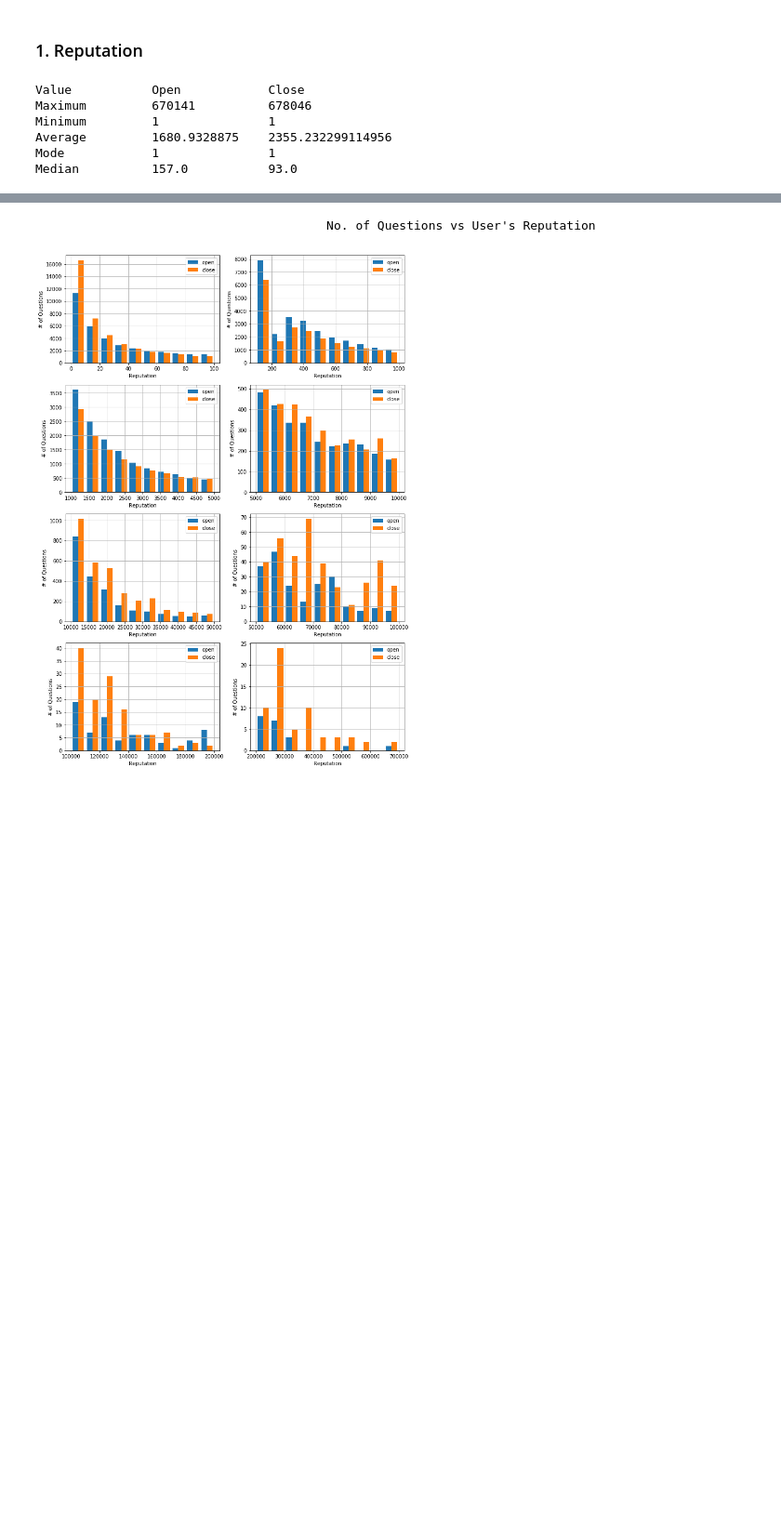
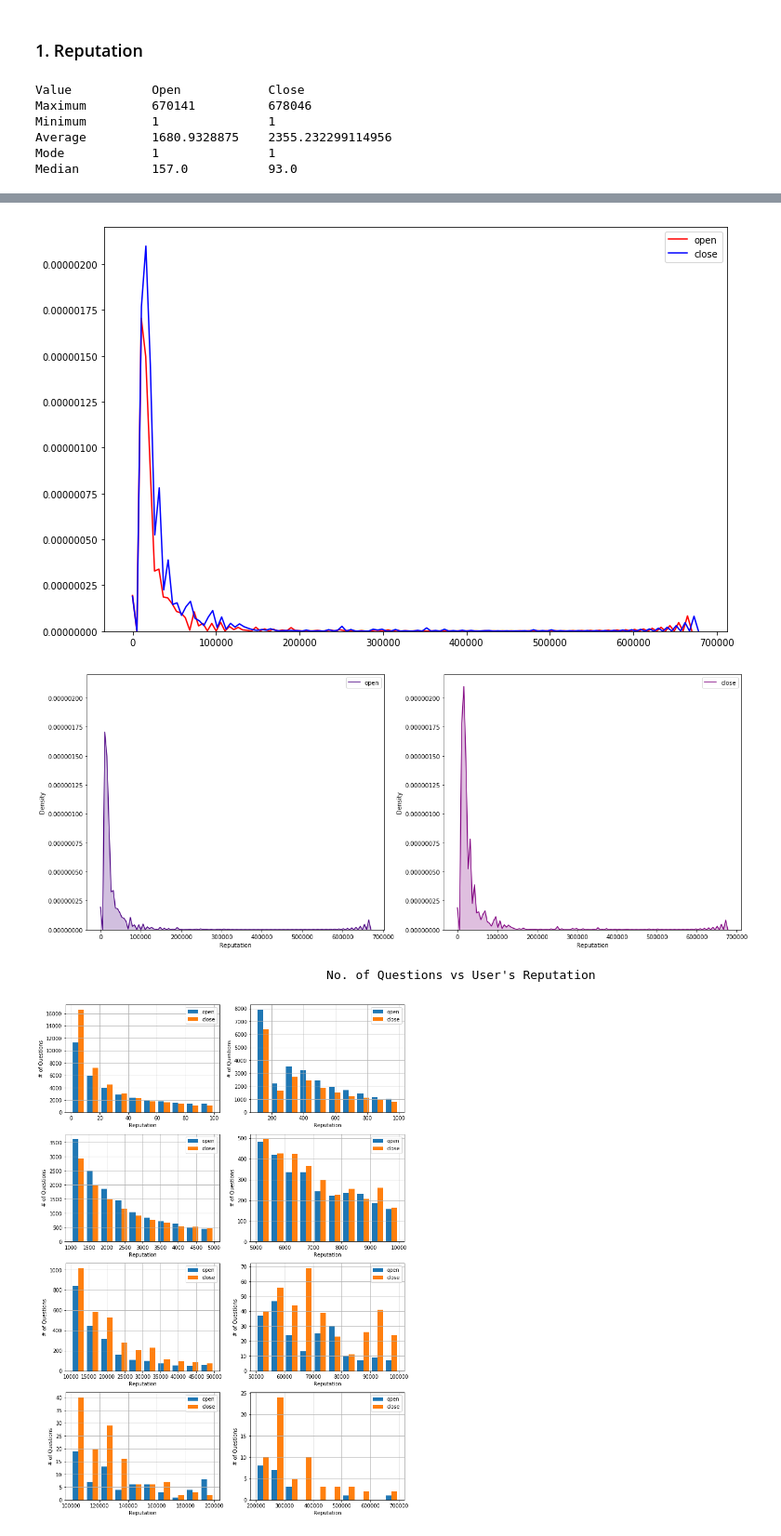
Before and after one commit to sajalagrawal/Query-Closing-on-Stack-Overflow, a Jupyter notebook: Analysis of User Data.ipynb, the cells around one changed output, grey strips where cells are left out. Shown at 93% size. Saved outputs shown, nothing was run; the diff lists cells and outputs as text; code cells hidden in the pictures; blank space fills up the shorter version.

```diff
--- a/Analysis of User Data.ipynb
+++ b/Analysis of User Data.ipynb
@@ -67,3 +76,25 @@ plt.show()
+# %%
+plt.figure(figsize=(12,8))
+sb.kdeplot(openData['Reputation'], label = 'open', color = 'r')
+sb.kdeplot(closeData['Reputation'], label = 'close', color = 'b')
+plt.show()
+
+plt.figure(figsize = (20,8))
+
+ax = plt.subplot(1,2,1)
+sb.kdeplot(openData['Reputation'], label = 'open', shade = True, color='indigo')
+plt.ylabel('Density')
+plt.xlabel('Reputation')
+
+plt.subplot(1,2,2, sharey = ax)
+sb.kdeplot(closeData['Reputation'], label = 'close', shade = True,color='purple')
+plt.ylabel('Density')
+plt.xlabel('Reputation')
+
+plt.show()
+# %% [output]
+[figure, added]
+[figure, added]
 # %%
 def hist_plot_range(min_value, max_value, col):
     """ To plot histogram using the 'col' field of Dataset for the values in the range 'min_value' - 'max_value' """
```
Also changed, not shown: parts of 9 cells of this notebook.
